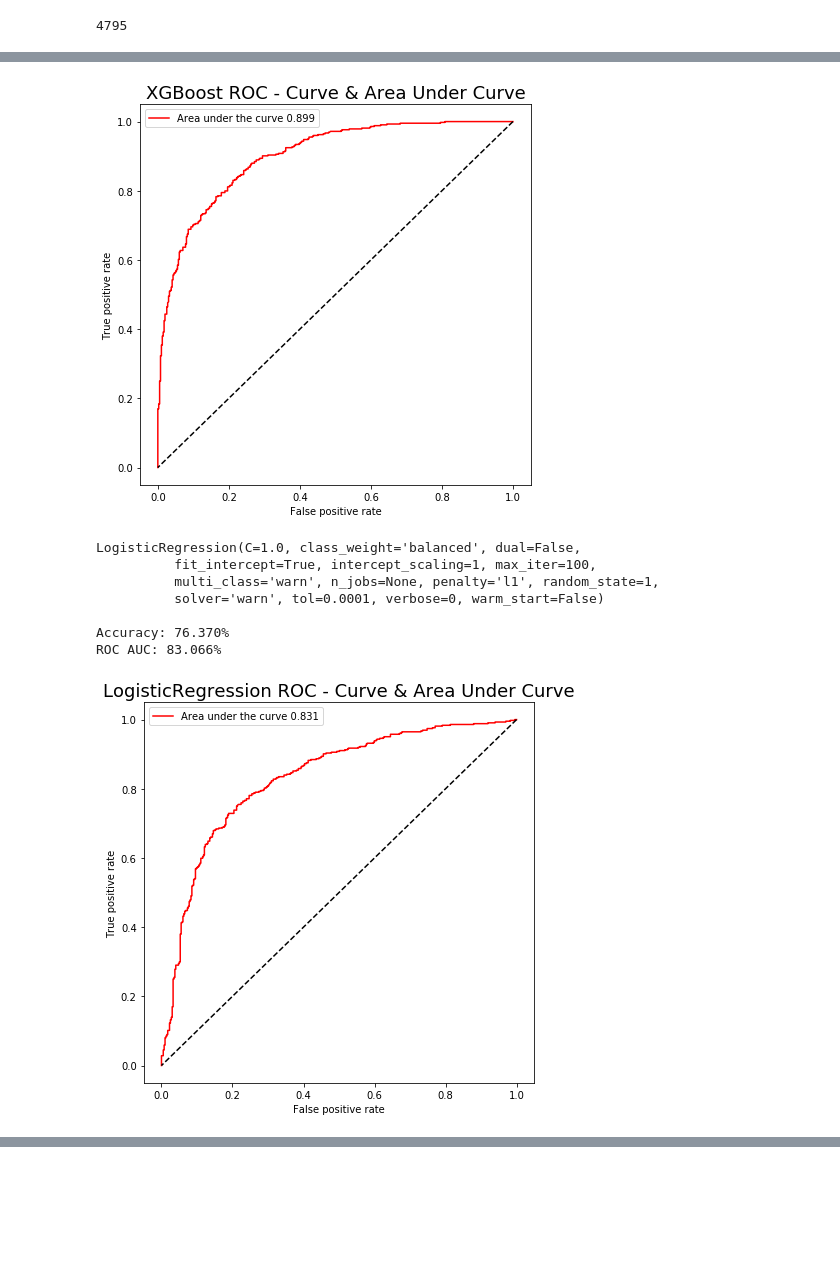
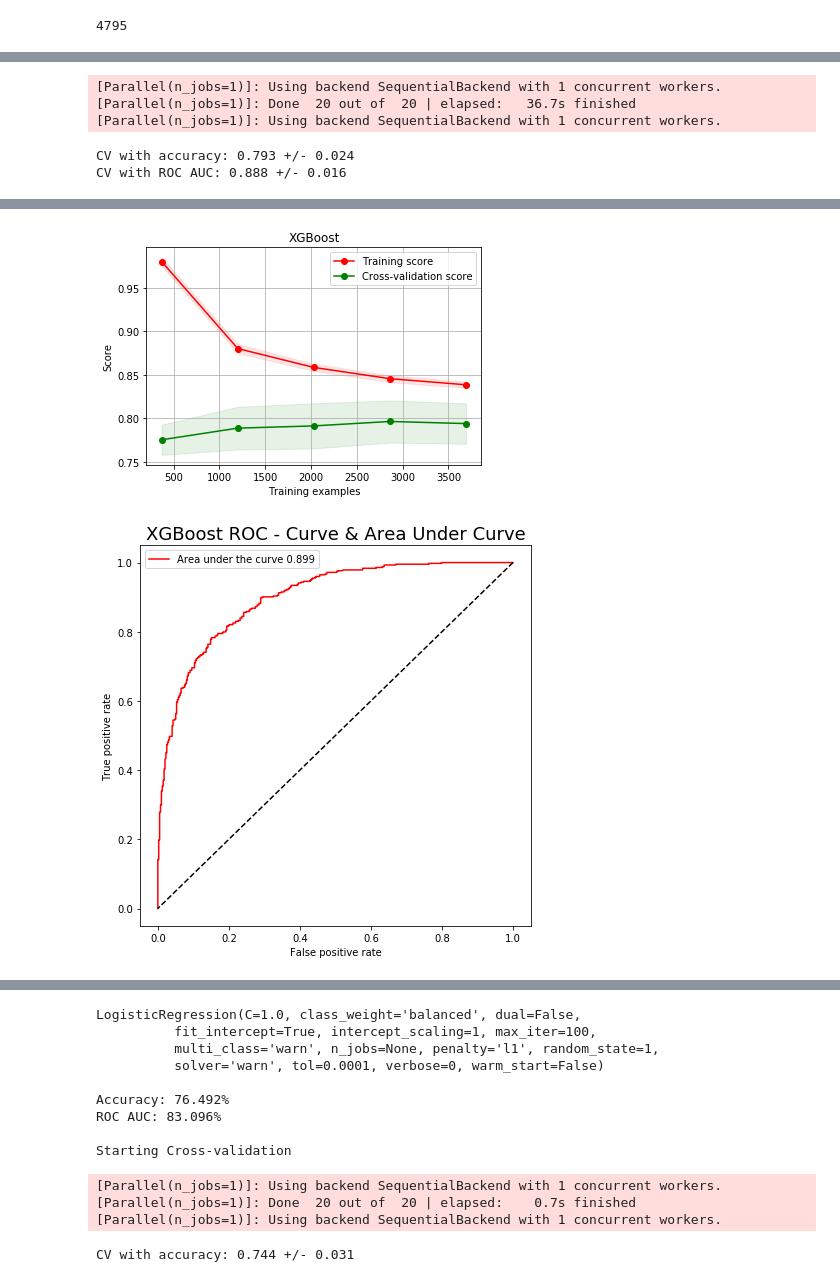
Before and after one commit to ShevchenkoRostyslav/Influencers-in-Social-Networks, a Jupyter notebook: ModelDevelopment.ipynb, the cells around one changed output, grey strips where cells are left out. Drawn from its saved outputs; the diff is of its cells as text; code cells hidden in the pictures; blank space fills up the shorter version.

```diff
--- a/ModelDevelopment.ipynb
+++ b/ModelDevelopment.ipynb
@@ -338,2 +400,5 @@ ROC AUC: 86.055%
 # %% [markdown]
 # Train models for communities
+# %%
+study_comm_df = network_train_df.copy()
+study_comm_df.head()
@@ -345,13 +419,15 @@ network_train_comm_y = dict()
 network_train_comm_x = dict()
 for s in ['L','M','S','XS','nL']:
     if s == 'nL':
-        network_train_comm_df[s] = network_train_df.query('A_L_community != 1 or B_L_community != 1')
+        network_train_comm_df[s] = study_comm_df.query('A_L_community != 1 or B_L_community != 1')
     else:
-        msum += network_train_x.query('A_' + s + '_community == 1 and B_' + s + '_community == 1').shape[0]
-        network_train_comm_df[s] = network_train_df.query('A_' + s + '_community == 1 and B_' + s + '_community == 1')
+        msum += study_comm_df.query('A_' + s + '_community == 1 and B_' + s + '_community == 1').shape[0]
+        network_train_comm_df[s] = study_comm_df.query('A_' + s + '_community == 1 and B_' + s + '_community == 1')
     network_train_comm_y[s] = network_train_comm_df[s]['Choice']
     network_train_comm_x[s] = network_train_comm_df[s].drop(columns=['Choice'])
     print('Size of community ' + s + ': ' + str(network_train_comm_x[s].shape[0]))
+    # Save to CSV file for PCA
+    network_train_comm_df[s].to_csv('Community_' + s + '.csv')
 msum
 # %% [output]
 Size of community L: 4105
@@ -362,0 +441,11 @@ Size of community nL: 1214
+# %%
+# function to check for data imbalance
+def plot_data_balance(df,title):
+#    plt.figure(figsize=(12,6))
+    plt.pie(df["Choice"].value_counts().values,labels=["0","1"])
+    plt.title(title)
+
+plt.figure(figsize=(18,18))
+for i,s in enumerate(['L','M','S','XS','nL'],start=1):
+    plt.subplot(1,5,i)
+    plot_data_balance(network_train_comm_df[s],'Community ' + s)
@@ -362,0 +456,4 @@ Size of community nL: 1214
+# %%
+to_drop = [user + '_' + s + '_community' for user in ['A','B'] for s in ['L','M','S','XS']]
+to_drop += ['A_community','B_community','A_unique_id','B_unique_id']
+print(to_drop)
@@ -363,7 +462,8 @@ Size of community nL: 1214
 # %%
-x_train, x_test, y_train, y_test = train_test_split(network_train_comm_x['L'], network_train_comm_y['L'], test_size=0.2, random_state=1)
+# Check the largest communities
+x_train, x_test, y_train, y_test = train_test_split(network_train_comm_x['L'].drop(columns=to_drop), network_train_comm_y['L'], test_size=0.2, random_state=1)
 for model in MLmodels:
-    model_res[model.name] = advanced_evaluate_model(model.model,model.name,x_train,y_train,x_test,y_test,False)
+    model_res[model.name] = advanced_evaluate_model(model.model,model.name,x_train,y_train,x_test,y_test,True)
 # %% [output]
 XGBClassifier(base_score=0.5, booster='gbtree', colsample_bylevel=1,
        colsample_bytree=1, gamma=0, learning_rate=0.01, max_delta_step=0,
@@ -376,0 +479,5 @@ ROC AUC: 89.896%
+[Parallel(n_jobs=1)]: Using backend SequentialBackend with 1 concurrent workers.
+[Parallel(n_jobs=1)]: Done  20 out of  20 | elapsed:   36.7s finished
+[Parallel(n_jobs=1)]: Using backend SequentialBackend with 1 concurrent workers.
+CV with accuracy: 0.793 +/- 0.024
+CV with ROC AUC: 0.888 +/- 0.016
@@ -377,9 +485,2 @@ ROC AUC: 89.896%
-[figure, old version]
+[figure, new version]
-LogisticRegression(C=1.0, class_weight='balanced', dual=False,
-          fit_intercept=True, intercept_scaling=1, max_iter=100,
-          multi_class='warn', n_jobs=None, penalty='l1', random_state=1,
-          solver='warn', tol=0.0001, verbose=0, warm_start=False)
-
-Accuracy: 76.370%
-ROC AUC: 83.066%
-[figure, old version]
+[figure, new version]
@@ -394,0 +487,13 @@ ROC AUC: 88.374%
+LogisticRegression(C=1.0, class_weight='balanced', dual=False,
+          fit_intercept=True, intercept_scaling=1, max_iter=100,
+          multi_class='warn', n_jobs=None, penalty='l1', random_state=1,
+          solver='warn', tol=0.0001, verbose=0, warm_start=False)
+
+Accuracy: 76.492%
+ROC AUC: 83.096%
+
+Starting Cross-validation
+[Parallel(n_jobs=1)]: Using backend SequentialBackend with 1 concurrent workers.
+[Parallel(n_jobs=1)]: Done  20 out of  20 | elapsed:    0.7s finished
+[Parallel(n_jobs=1)]: Using backend SequentialBackend with 1 concurrent workers.
+CV with accuracy: 0.744 +/- 0.031
```
Also changed, not shown: parts of 23 cells of this notebook, 15 other files.
